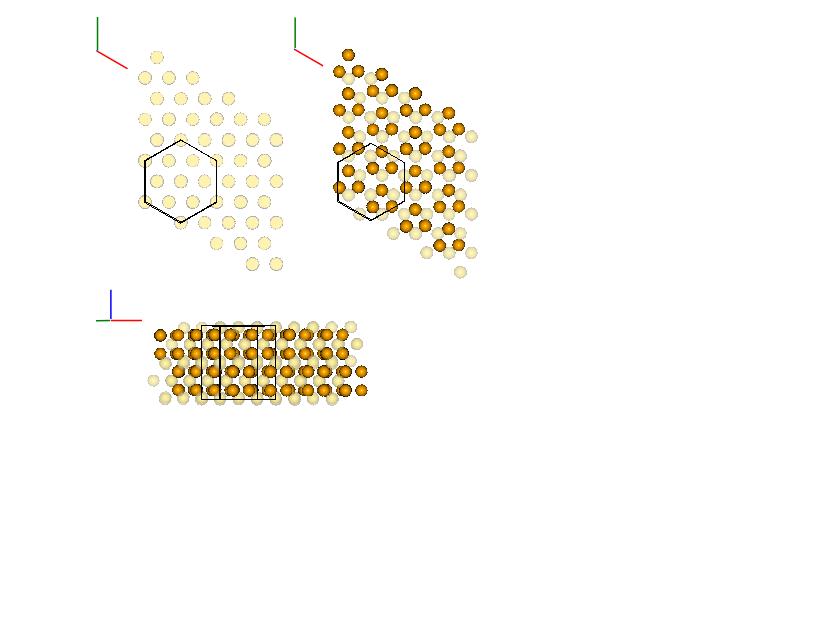
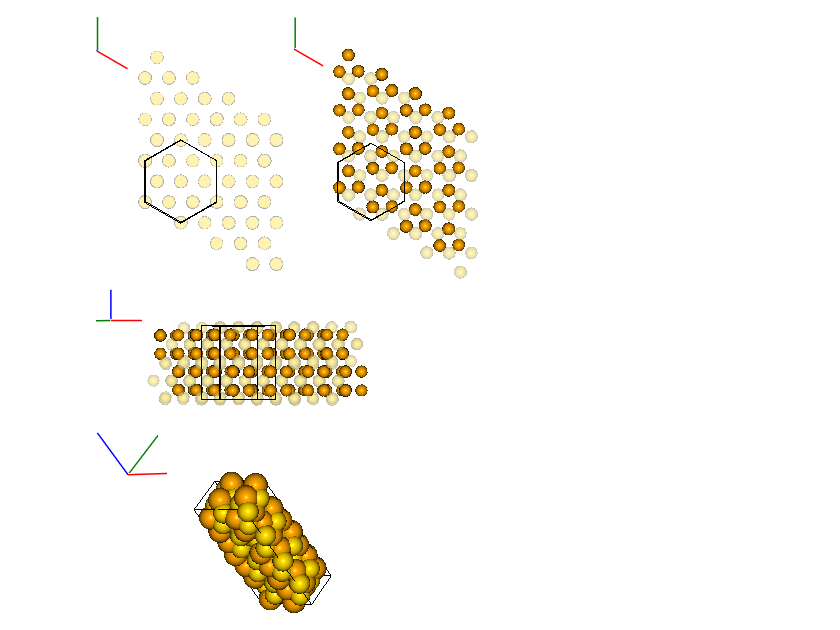
Before and after one commit to chrisjsewell/ipymd, a Jupyter notebook: example_analysis.ipynb, the cells around one changed output. Drawn from its saved outputs; the diff is of its cells as text; code cells hidden in the pictures; blank space fills up the shorter version.

```diff
--- a/example_analysis.ipynb
+++ b/example_analysis.ipynb
@@ -197,3 +165,9 @@ img3 = vis3.get_image(xrot=90,fov=5)
 vis3.visualise([img2, img1, img3],columns=2)
 # %% [output]
 [figure]
+# %%
+data = ipymd.data_input.cif.CIF(ipymd.get_test_path('example_crystal.cif'))
+vis = ipymd.visualise_sim.Visualise_Sim()
+vis.basic_vis(data.get_atom_data(), data.get_simulation_box(),xrot=45,yrot=45)
+# %% [output]
+[figure, added]
```
Also changed, not shown: parts of 6 cells of this notebook, 5 other files.
